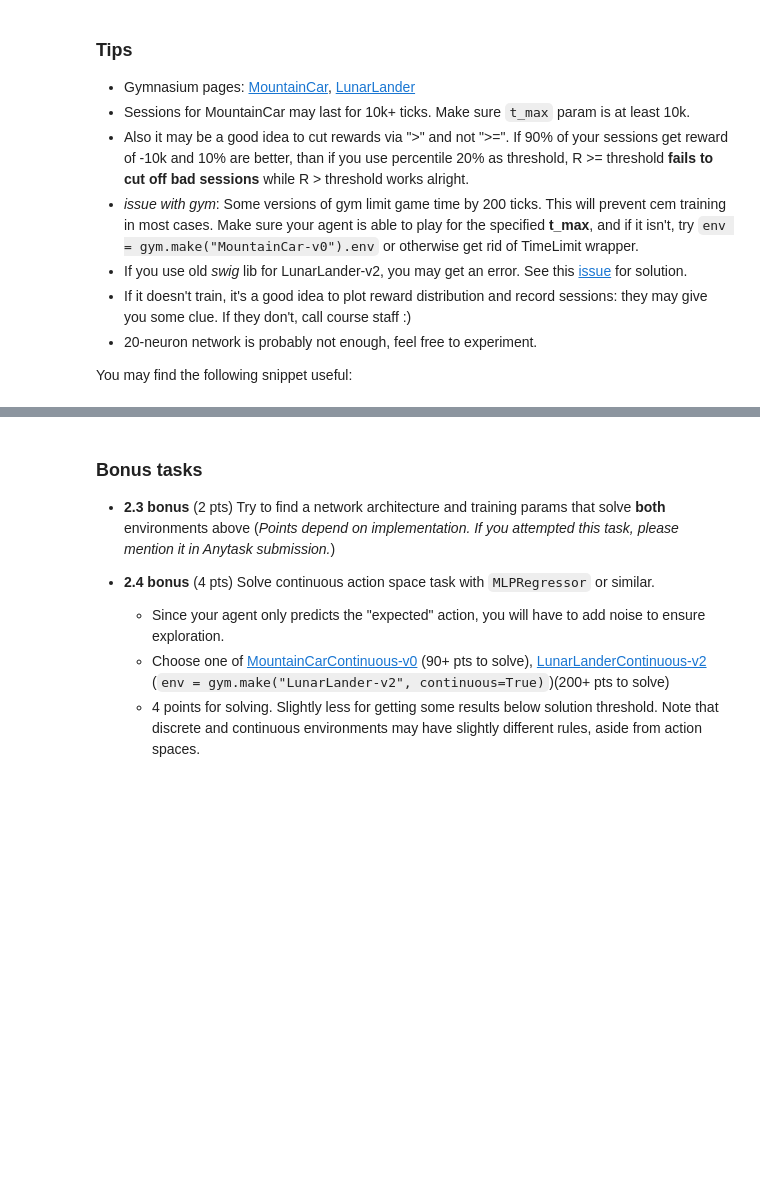
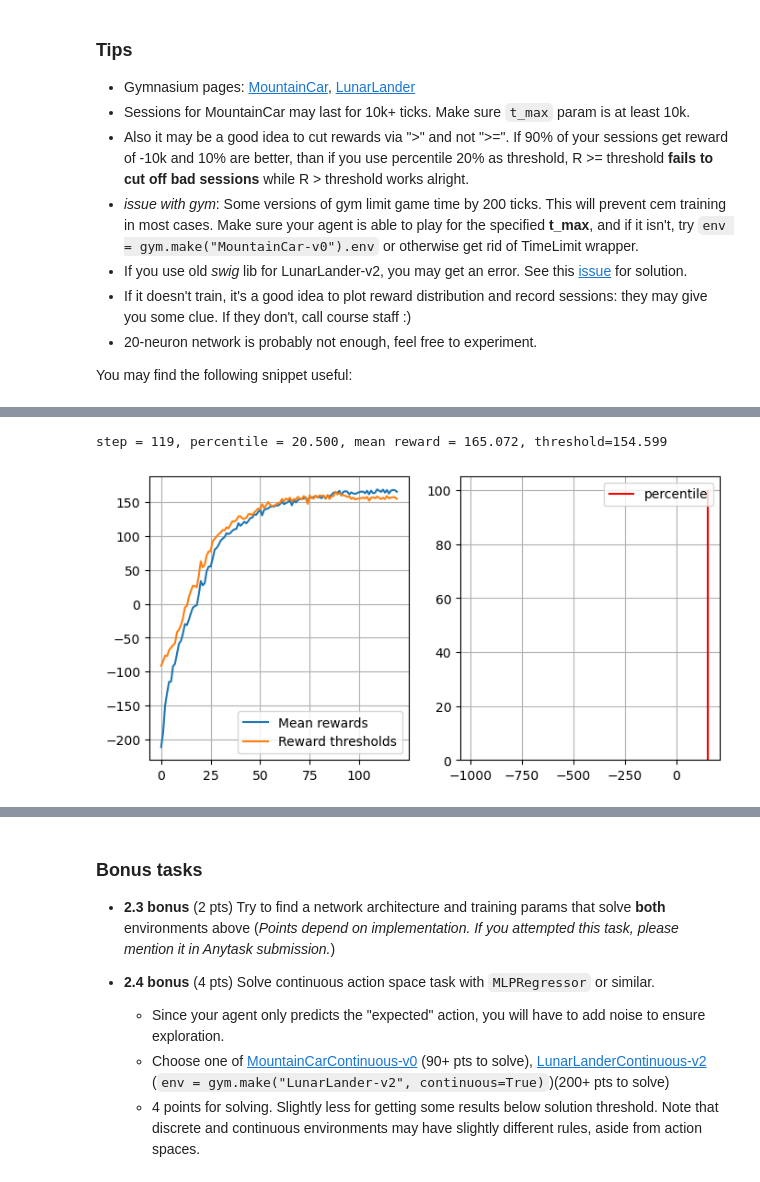
Before and after one commit to Arkadiy-Vladimirov/Practical_RL, a Jupyter notebook: week01_intro/deep_crossentropy_method.ipynb, the cells around one changed output, grey strips where cells are left out. Cells and saved outputs as stored; diff of their text form; code cells hidden in the pictures; blank space fills up the shorter version.

```diff
--- a/week01_intro/deep_crossentropy_method.ipynb
+++ b/week01_intro/deep_crossentropy_method.ipynb
@@ -331,0 +428,14 @@ You may find the following snippet useful:
+# %%
+from sklearn.neural_network import MLPClassifier
+
+agent = MLPClassifier(
+    hidden_layer_sizes=(50,100,50),
+    activation="relu",
+)
+
+# initialize agent to the dimension of state space and number of actions
+agent.partial_fit([env.reset()[0]] * n_actions, range(n_actions), range(n_actions))
+train_session(agent, n_sessions=200, perc_gen=LinPercentileGen(80, 20, 120), n_steps=120, tmax=150)
+# %% [output]
+step = 119, percentile = 20.500, mean reward = 165.072, threshold=154.599
+[figure, added]
```
Also changed, not shown: parts of 15 cells of this notebook.
